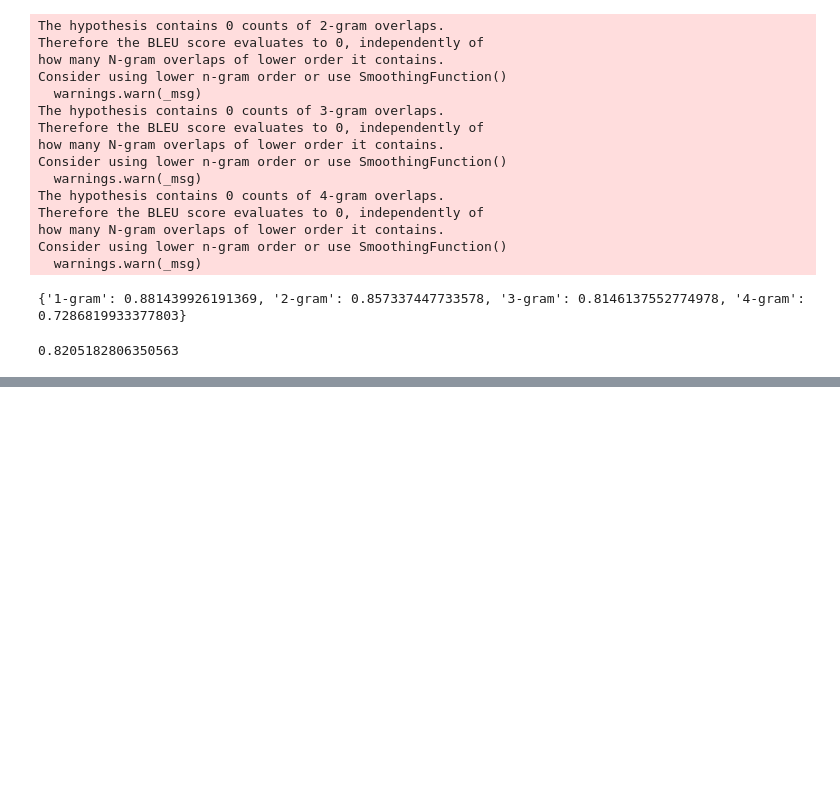
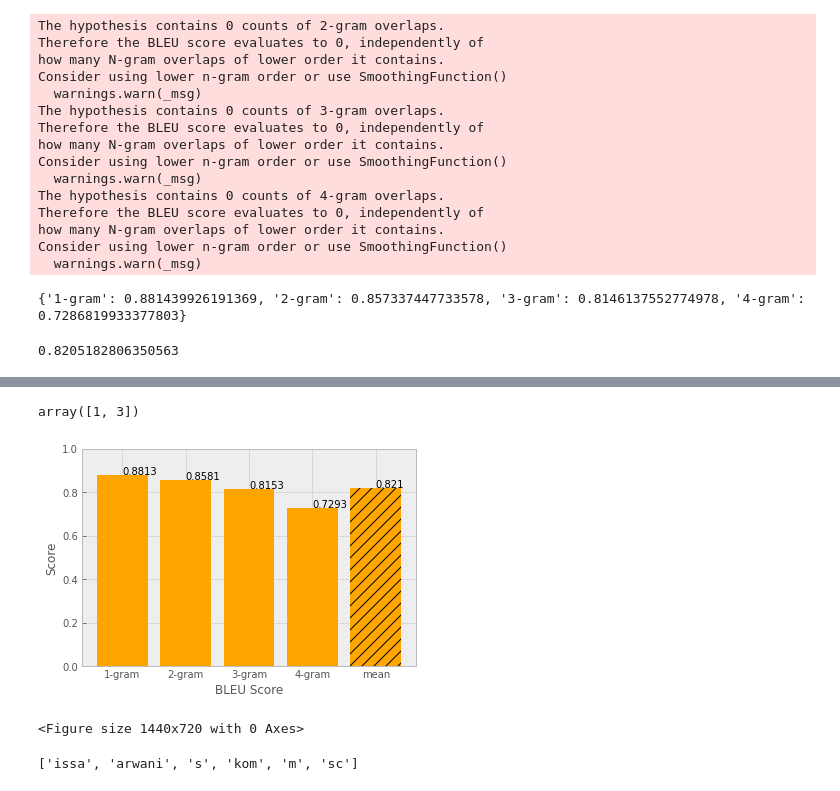
Before and after one commit to AndiAlifs/FLUENT-Chatbot-2023, a Jupyter notebook: fluent_v1.1.ipynb, the cells around one changed output, grey strips where cells are left out. Drawn from its saved outputs; the diff is of its cells as text; code cells hidden in the pictures; blank space fills up the shorter version.

Commit message:
comparison BLEU

```diff
--- a/fluent_v1.1.ipynb
+++ b/fluent_v1.1.ipynb
@@ -364,0 +368,3 @@ tables.to_csv('riset/fluent/2023/model_alif/rnn_preds_answers.csv', index=False)
+# %%
+tables = pd.read_csv('riset/fluent/2023/model_alif/rnn_preds_answers.csv')
+tables.head()
@@ -387,3 +400,11 @@ rata2 = (all_score['1-gram'] + all_score['2-gram'] + all_score['3-gram'] + all_s
 print(rata2)
 # %% [output]
 0.8205182806350563
+# %%
+pred_answers_2 = tables['pred_answers'].tolist()
+real_questions_2 = tables['questions'].tolist()
+real_answers_2 = tables['real_answers'].tolist()
+
+bleu_2 = calculate_bleu(pred_answers_2, real_questions_2, real_answers_2)
+bleu_2['mean'] = (bleu_2['1-gram'] + bleu_2['2-gram'] + bleu_2['3-gram'] + bleu_2['4-gram'])/4
+print(bleu_2)
@@ -389,0 +428,21 @@ print(rata2)
+# %%
+np.arange(1, 5, 2)
+# %% [output]
+array([1, 3])
+# %%
+plt.style.use('bmh')
+plt.xlabel('BLEU Score')
+plt.ylabel('Score')
+for index, (key, value) in enumerate(bleu_2.items()):
+    if index == len(bleu_2.values()) - 1:
+        plt.bar(index, value, color='orange', hatch='//')
+    else:
+        plt.bar(index, value, color='orange')
+    plt.text(index, value, str(round(value, 4)))
+plt.xticks(range(len(bleu_2)), bleu_2.keys())
+plt.yticks(np.arange(0, 1.03, 0.2))
+plt.figure(figsize=(20, 10))
+plt.show()
+# %% [output]
+[figure, added]
+<Figure size 1440x720 with 0 Axes>
@@ -389,0 +455,4 @@ print(rata2)
+# %%
+refs
+# %% [output]
+['issa', 'arwani', 's', 'kom', 'm', 'sc']
```
Also changed, not shown: parts of 14 cells of this notebook, 4 other files.
